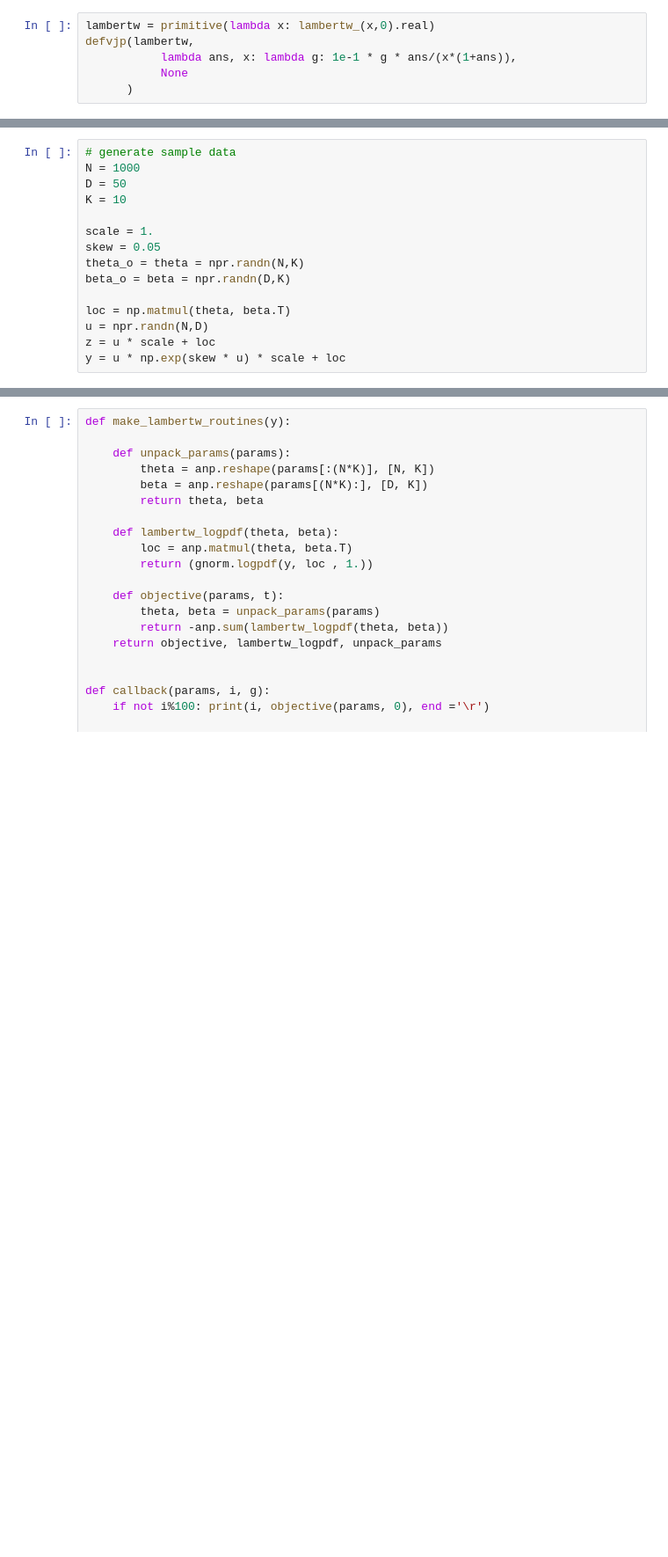
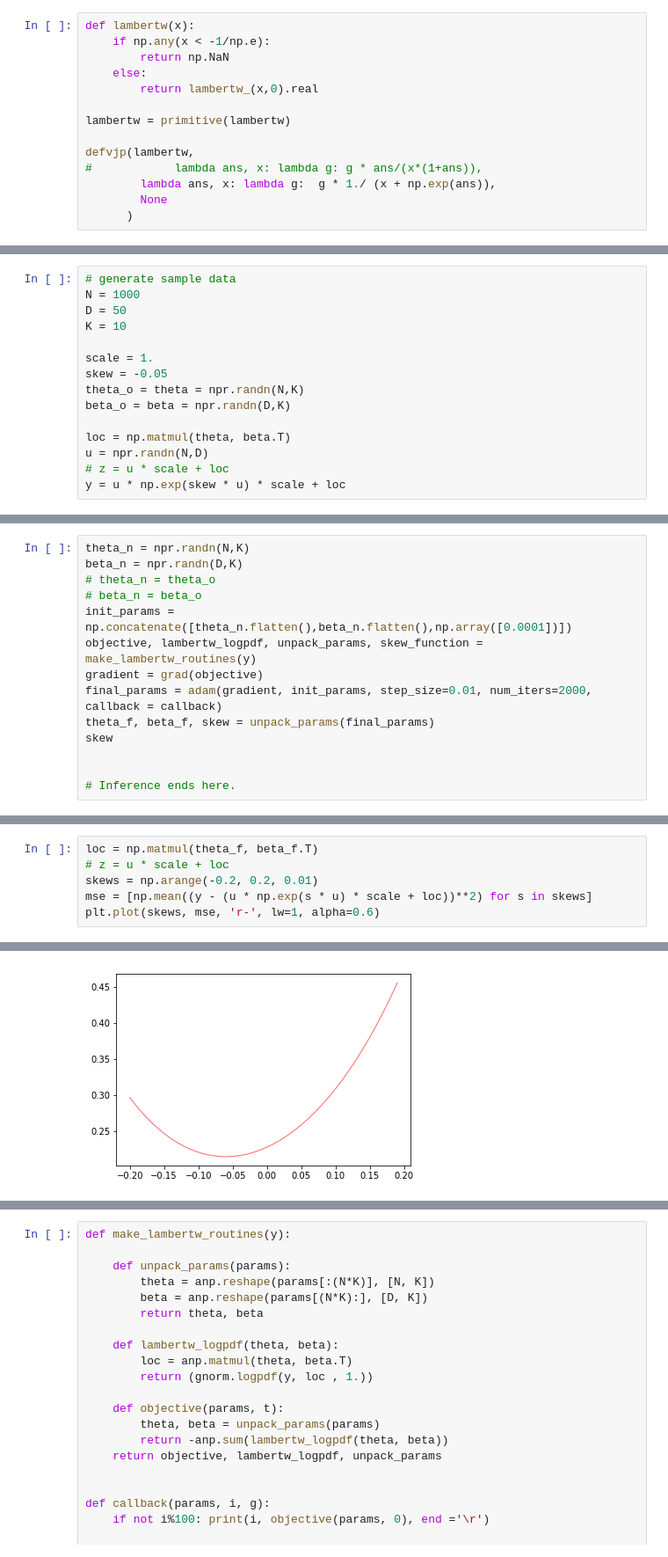
Before and after one commit to sevvi/lambert-matrix-factorization, a Jupyter notebook: lambert-matrix-factorization.ipynb, the cells around one changed output, grey strips where cells are left out. Shown: that part at 88% size. Cells and saved outputs as stored; diff of their text form; blank space fills up the shorter version.

```diff
--- a/lambert-matrix-factorization.ipynb
+++ b/lambert-matrix-factorization.ipynb
@@ -16,8 +12,16 @@ import autograd.scipy.stats.norm as gnorm
 
 npr.seed(100)
 # %%
-lambertw = primitive(lambda x: lambertw_(x,0).real)
+def lambertw(x):
+    if np.any(x < -1/np.e):
+        return np.NaN
+    else:
+        return lambertw_(x,0).real
+
+lambertw = primitive(lambertw)
+
 defvjp(lambertw,
-           lambda ans, x: lambda g: 1e-1 * g * ans/(x*(1+ans)),
-           None
+#            lambda ans, x: lambda g: g * ans/(x*(1+ans)),
+        lambda ans, x: lambda g:  g * 1./ (x + np.exp(ans)),
+        None
       )
@@ -33,11 +32,11 @@ D = 50
 K = 10
 
 scale = 1.
-skew = 0.05
+skew = -0.05
 theta_o = theta = npr.randn(N,K)
 beta_o = beta = npr.randn(D,K)
 
 loc = np.matmul(theta, beta.T)
 u = npr.randn(N,D)
-z = u * scale + loc
+# z = u * scale + loc
 y = u * np.exp(skew * u) * scale + loc
@@ -43,0 +80,14 @@ y = u * np.exp(skew * u) * scale + loc
+# %%
+theta_n = npr.randn(N,K)
+beta_n = npr.randn(D,K)
+# theta_n = theta_o
+# beta_n = beta_o
+init_params = np.concatenate([theta_n.flatten(),beta_n.flatten(),np.array([0.0001])])
+objective, lambertw_logpdf, unpack_params, skew_function = make_lambertw_routines(y)
+gradient = grad(objective)
+final_params = adam(gradient, init_params, step_size=0.01, num_iters=2000, callback = callback)
+theta_f, beta_f, skew = unpack_params(final_params)
+skew
+
+
+# Inference ends here.
@@ -43,0 +97,7 @@ y = u * np.exp(skew * u) * scale + loc
+# %%
+loc = np.matmul(theta_f, beta_f.T)
+# z = u * scale + loc
+skews = np.arange(-0.2, 0.2, 0.01)
+mse = [np.mean((y - (u * np.exp(s * u) * scale + loc))**2) for s in skews]
+plt.plot(skews, mse, 'r-', lw=1, alpha=0.6)
+# %% [output]
@@ -43,0 +105 @@ y = u * np.exp(skew * u) * scale + loc
+[figure, added]
```
Also changed, not shown: parts of 12 cells of this notebook, 1 other file.
